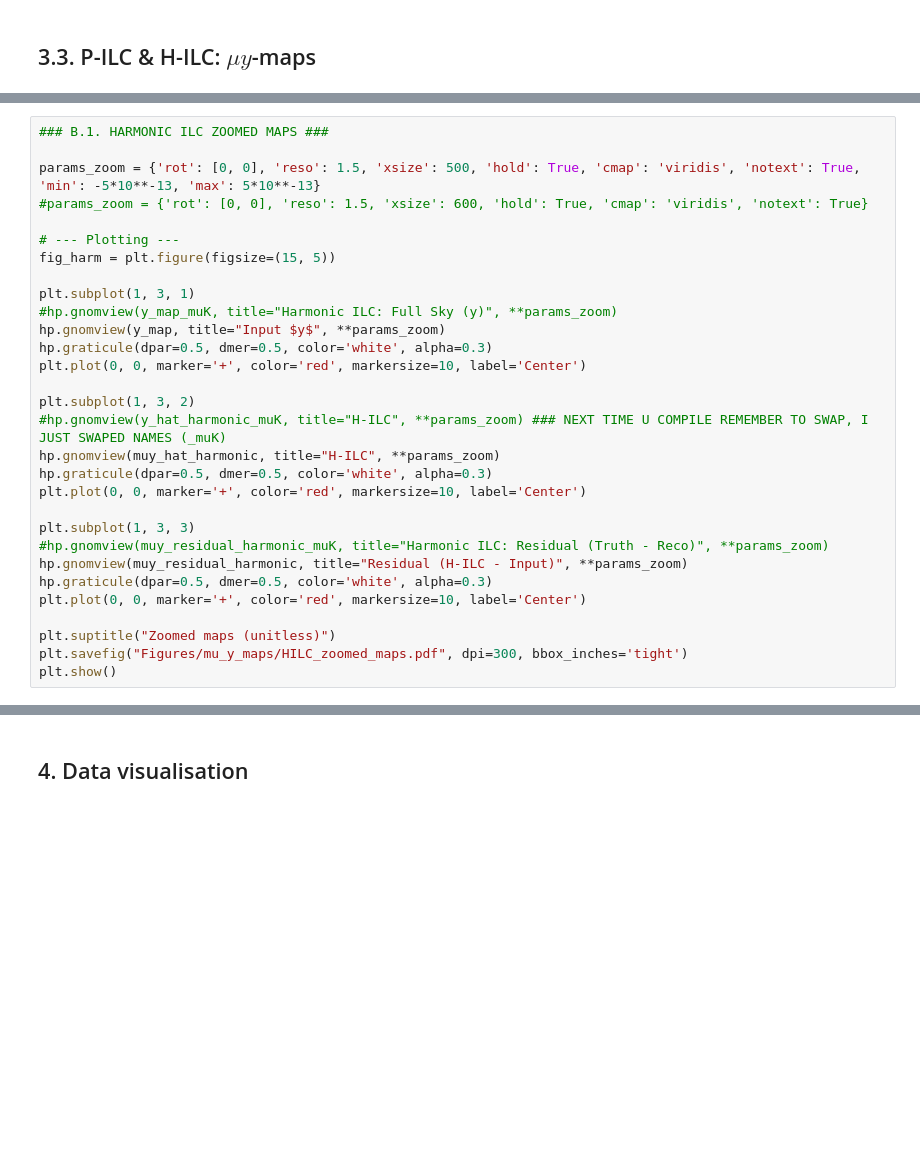
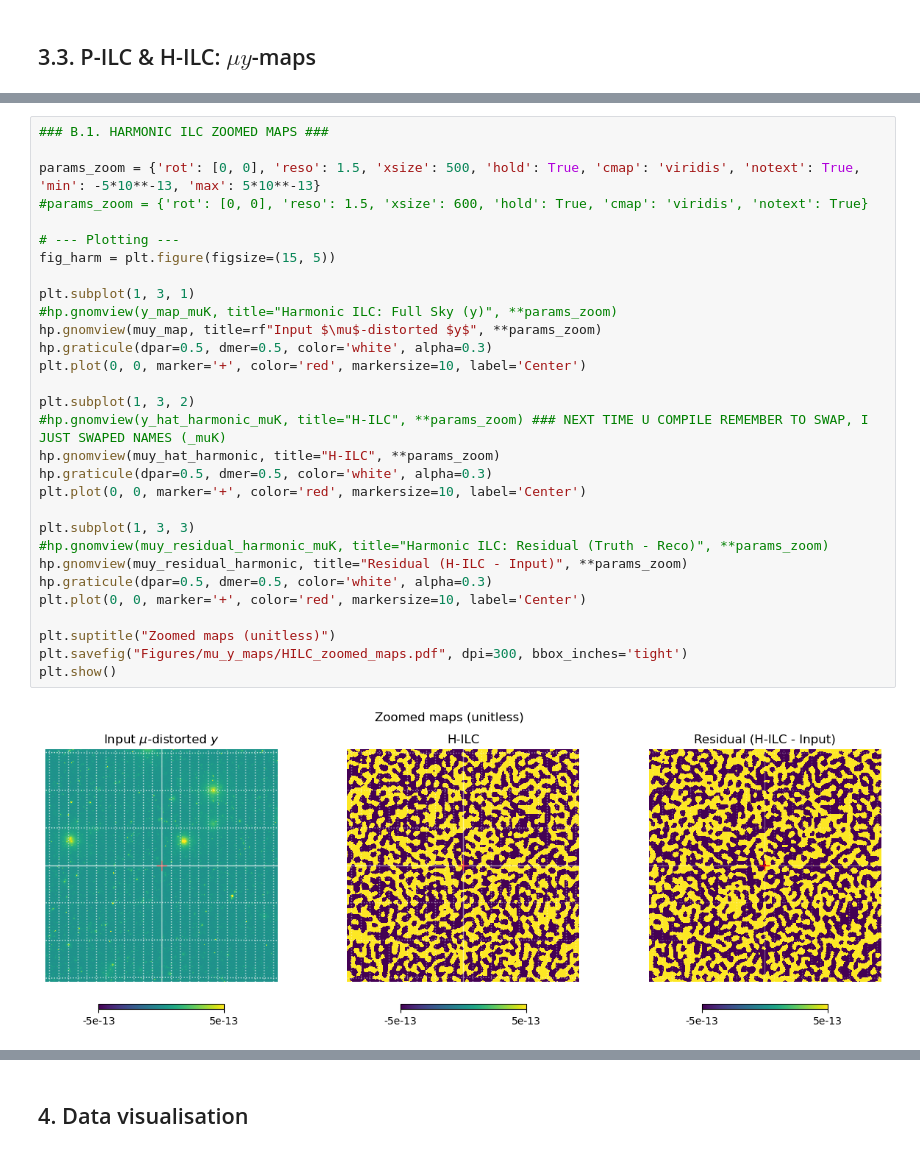
Before and after one commit to JoanRibotOliver/TFM, a Jupyter notebook: ILC.ipynb, the cells around one changed output, grey strips where cells are left out. Cells and saved outputs as stored; diff of their text form; blank space fills up the shorter version.

```diff
--- a/ILC.ipynb
+++ b/ILC.ipynb
@@ -767,33 +757,35 @@ plt.show()
 # %%
 ### B.1. HARMONIC ILC ZOOMED MAPS ###
 
 params_zoom = {'rot': [0, 0], 'reso': 1.5, 'xsize': 500, 'hold': True, 'cmap': 'viridis', 'notext': True, 'min': -5*10**-13, 'max': 5*10**-13}
 #params_zoom = {'rot': [0, 0], 'reso': 1.5, 'xsize': 600, 'hold': True, 'cmap': 'viridis', 'notext': True}
 
 # --- Plotting ---
 fig_harm = plt.figure(figsize=(15, 5))
 
 plt.subplot(1, 3, 1)
 #hp.gnomview(y_map_muK, title="Harmonic ILC: Full Sky (y)", **params_zoom)
-hp.gnomview(y_map, title="Input $y$", **params_zoom)
+hp.gnomview(muy_map, title=rf"Input $\mu$-distorted $y$", **params_zoom)
 hp.graticule(dpar=0.5, dmer=0.5, color='white', alpha=0.3)
 plt.plot(0, 0, marker='+', color='red', markersize=10, label='Center')
 
 plt.subplot(1, 3, 2)
 #hp.gnomview(y_hat_harmonic_muK, title="H-ILC", **params_zoom) ### NEXT TIME U COMPILE REMEMBER TO SWAP, I JUST SWAPED NAMES (_muK)
 hp.gnomview(muy_hat_harmonic, title="H-ILC", **params_zoom)
 hp.graticule(dpar=0.5, dmer=0.5, color='white', alpha=0.3)
 plt.plot(0, 0, marker='+', color='red', markersize=10, label='Center')
 
 plt.subplot(1, 3, 3)
 #hp.gnomview(muy_residual_harmonic_muK, title="Harmonic ILC: Residual (Truth - Reco)", **params_zoom)
 hp.gnomview(muy_residual_harmonic, title="Residual (H-ILC - Input)", **params_zoom)
 hp.graticule(dpar=0.5, dmer=0.5, color='white', alpha=0.3)
 plt.plot(0, 0, marker='+', color='red', markersize=10, label='Center')
 
 plt.suptitle("Zoomed maps (unitless)")
 plt.savefig("Figures/mu_y_maps/HILC_zoomed_maps.pdf", dpi=300, bbox_inches='tight')
 plt.show()
+# %% [output]
+[figure, added]
 # %%
 ### B.2. HARMONIC ILC FULL SKY MAPS ###
 
```
Also changed, not shown: parts of 14 cells of this notebook, 5 other files.
